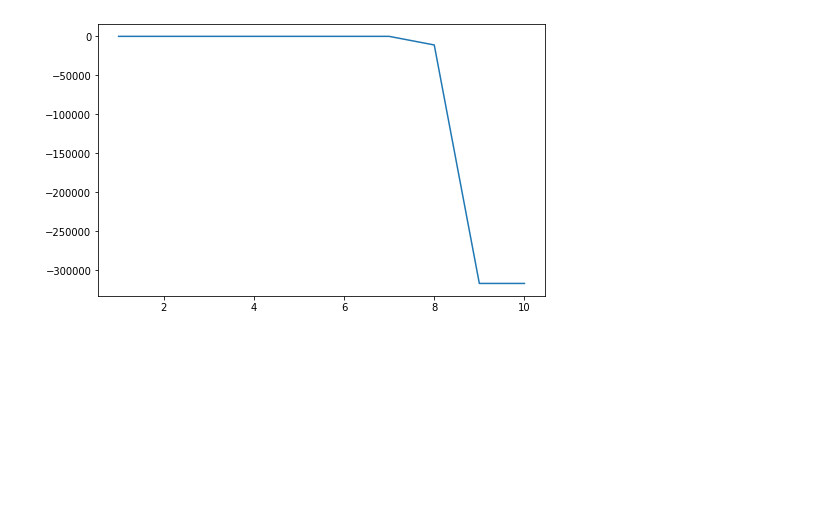
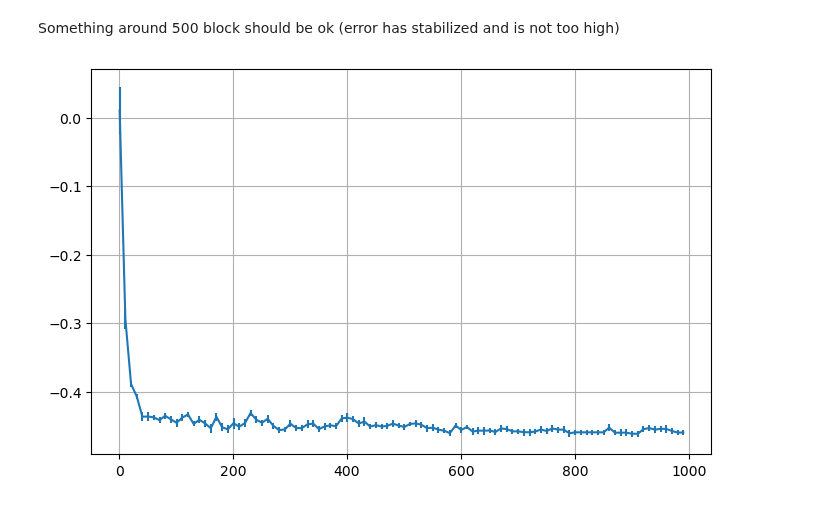
Before and after one commit to YggdrasilUrthr/NSL, a Jupyter notebook: Lab8/Lab8.ipynb, the cells around one changed output. Drawn from its saved outputs; the diff is of its cells as text; code cells hidden in the pictures; blank space fills up the shorter version.

```diff
--- a/Lab8/Lab8.ipynb
+++ b/Lab8/Lab8.ipynb
@@ -17,0 +1,9 @@ plt.show()
+# %%
+import numpy as np
+import matplotlib.pyplot as plt
+import math
+
+csv_path = "./CSV/"
+run_path = csv_path + "Run/"
+calib_path = csv_path + "Calib/"
+plt.rcParams['figure.figsize'] = [8, 5]
@@ -18,7 +58,10 @@ plt.show()
+# %% [markdown]
+Something around 500 block should be ok (error has stabilized and is not too high)
 # %%
-E_data = np.loadtxt(csv_path + "Ex8_E.csv", delimiter=',')
+E_data = np.loadtxt(run_path + "SA_E.csv", delimiter=',')
 
-plt.plot(E_data[:,0], E_data[:,1])
+plt.errorbar(1.0 / E_data[:, 0], E_data[:, 1], yerr = E_data[:, 2])
+plt.grid(True)
 plt.show()
 # %% [output]
-[figure, old version]
+[figure, new version]
```
Also changed, not shown: parts of 11 cells of this notebook, 26 other files.
